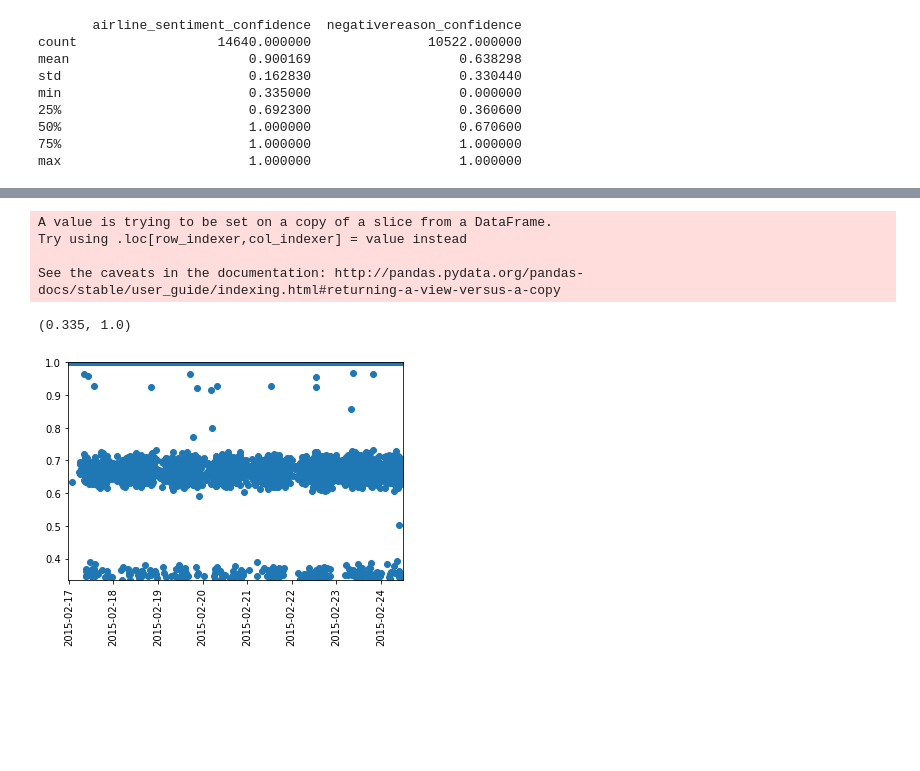
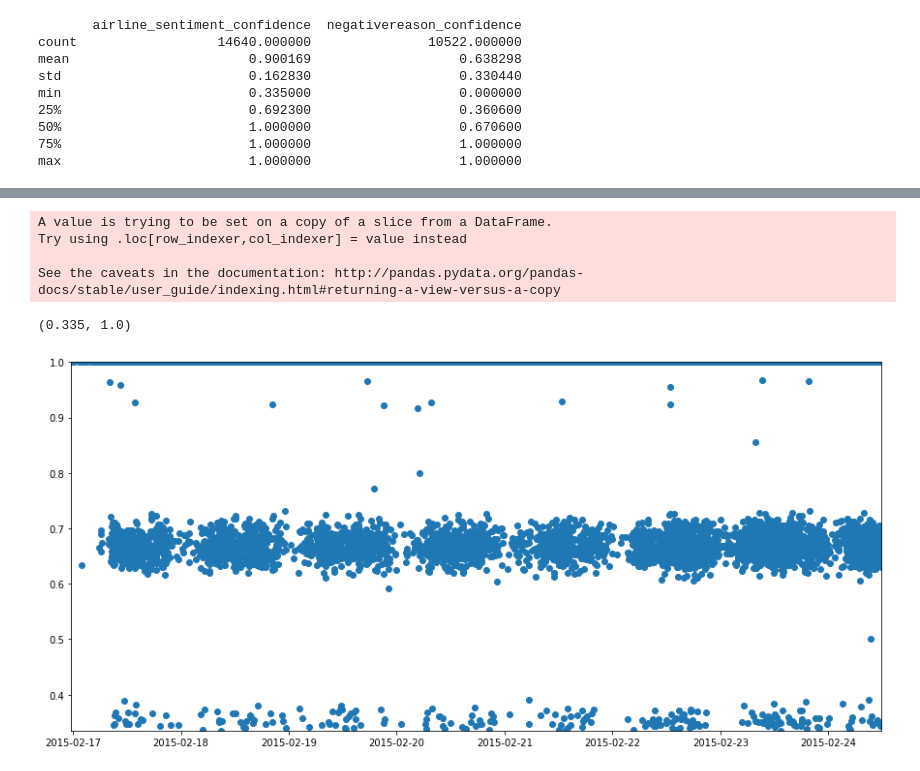
Before and after one commit to SarahBuechner/DMML2019_Team_Google, a Jupyter notebook: DM_Project.ipynb, the cells around one changed output, grey strips where cells are left out. Saved outputs shown, nothing was run; the diff lists cells and outputs as text; code cells hidden in the pictures; blank space fills up the shorter version.

Commit message:
Update DM_Project.ipynb
Added AAL graph (American Airlines stock) and resized some of the previous charts.

```diff
--- a/DM_Project.ipynb
+++ b/DM_Project.ipynb
@@ -168,22 +171,21 @@ The 3 main negative topics of Virgin America are: (1) Customer Service Issue, (2
 # %%
-
-
+# The idea is to find out if there is any particular day/time when there are an unexpected volum of tweets...
 df = tweets[['tweet_created', 'airline_sentiment_confidence']]
 df['tweet_created'] = pd.to_datetime(df['tweet_created'])
 X = df['tweet_created']
 y = df['airline_sentiment_confidence']
 
-plt.scatter(X, y)
-plt.xticks(rotation = 90)
-plt.xlim((min(X), max(X)))
-plt.ylim((min(y), max(y)))
+fig, ax = plt.subplots(figsize=(15,7))
+ax.scatter(X, y)
+ax.set_xlim([min(X), max(X)])
+ax.set_ylim([min(y), max(y)])
 # %% [output]
 A value is trying to be set on a copy of a slice from a DataFrame.
 Try using .loc[row_indexer,col_indexer] = value instead
 
 See the caveats in the documentation: http://pandas.pydata.org/pandas-docs/stable/user_guide/indexing.html#returning-a-view-versus-a-copy
 (0.335, 1.0)
-[figure, old version]
+[figure, new version]
 # %%
 # Tweet volum per day
 df['tweet_created'] = pd.to_datetime(df['tweet_created'])
```
Also changed, not shown: parts of 6 cells of this notebook.
